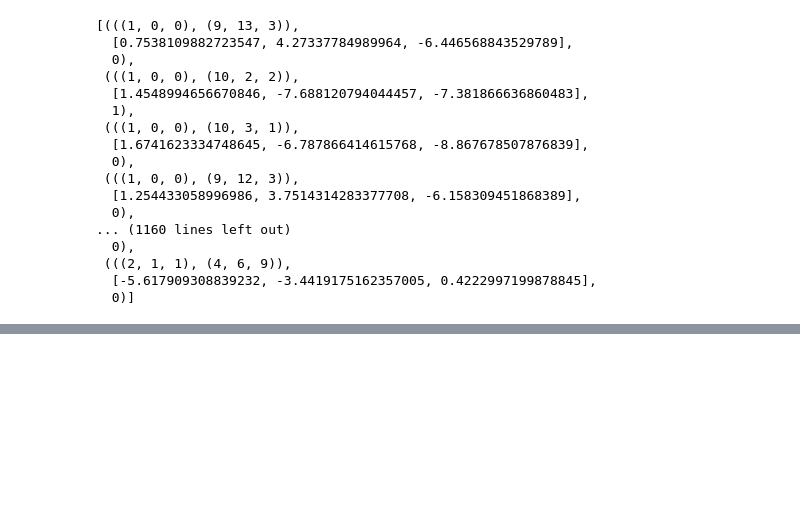
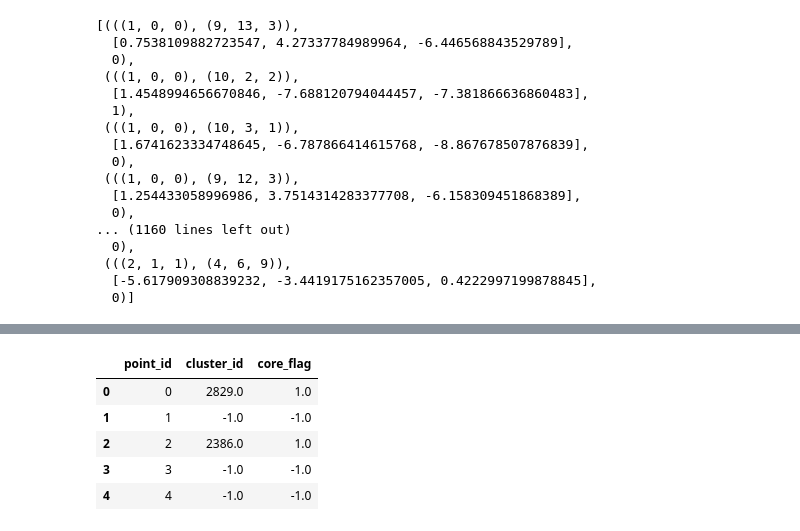
Before and after one commit to yzey1/ApproxDBSCAN_pyspark, a Jupyter notebook: experiment.ipynb, the cells around one changed output, grey strips where cells are left out. Saved outputs shown, nothing was run; the diff lists cells and outputs as text; code cells hidden in the pictures; blank space fills up the shorter version.

```diff
--- a/experiment.ipynb
+++ b/experiment.ipynb
@@ -385,0 +364,23 @@ points_with_flag.partitioner
+# %%
+# remove duplicates
+result = result.dropDuplicates(['id'])
+
+def remove_duplicates(x):
+    gid = x[0]
+    points = x[1]
+    points_flag = {}
+    for p in points:
+        if p[0] not in points_flag:
+            points_flag[p[0]] = p[1]
+        else:
+            if (p[1] == 1)&(points_flag[p[0]] == 0):
+                points_flag[p[0]] = 1
+    for k, v in points_flag.items():
+        yield (gid, (k, v))
+    # return (gid, [(k, v) for k, v in points_flag.items()])
+
+
+points_flagged = points_with_flag.map(lambda x: (pos_to_gid[x[0][1]], (get_point_index(X, x[1]), x[2])))
+points_flagged = points_flagged.groupByKey().mapValues(list)
+points_flagged = points_flagged.flatMap(lambda x: remove_duplicates(x))
+points_flagged.collect()
@@ -409,0 +450,11 @@ cluster.collect()
+# %%
+result = df.merge(cluster_df.toPandas(), on="point_id", how="left")
+result = result.fillna(-1)
+result.head()
+# %% [output]
+|  | point_id | cluster_id | core_flag |
+| 0 | 0 | 2829.0 | 1.0 |
+| 1 | 1 | -1.0 | -1.0 |
+| 2 | 2 | 2386.0 | 1.0 |
+| 3 | 3 | -1.0 | -1.0 |
+| 4 | 4 | -1.0 | -1.0 |
```
Also changed, not shown: parts of 31 cells of this notebook.
